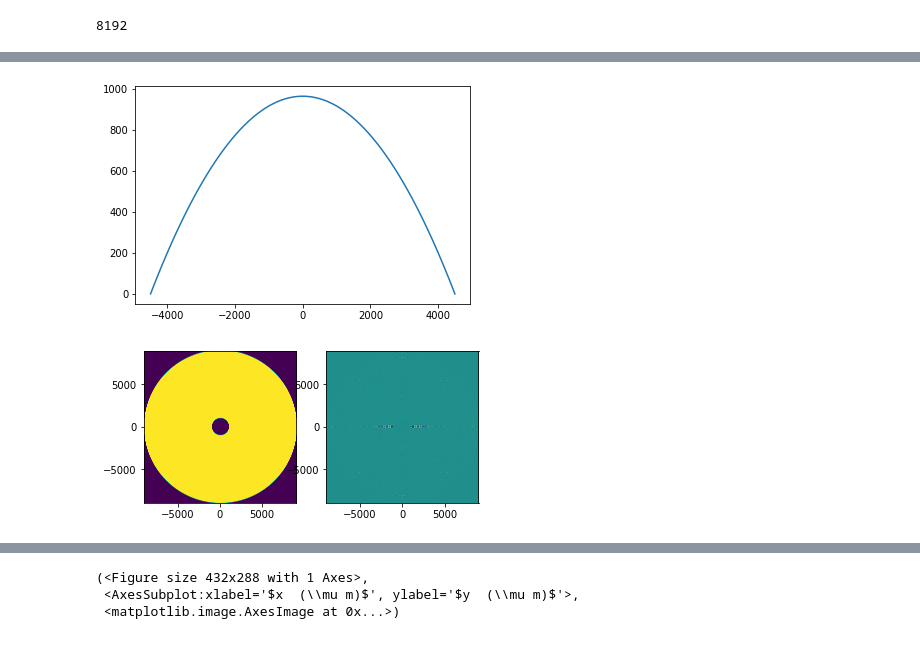
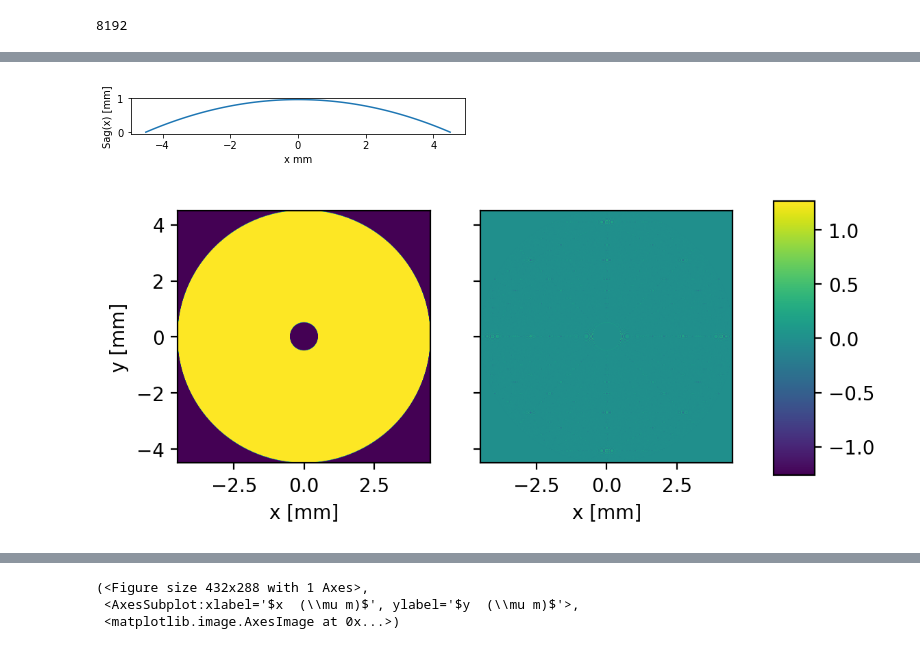
Before and after one commit to prhuft/fourier-optics, a Jupyter notebook: diffractio/XY_parabolic_mirror.ipynb, the cells around one changed output, grey strips where cells are left out. Drawn from its saved outputs; the diff is of its cells as text; code cells hidden in the pictures.

```diff
--- a/diffractio/XY_parabolic_mirror.ipynb
+++ b/diffractio/XY_parabolic_mirror.ipynb
@@ -212,7 +212,11 @@ rho_pts = linspace(-semi_dia,semi_dia,100)
 sag = lambda rho: r*(1-0.5*(rho/r)**2)
 min_sag = min(sag(rho_pts))
 sag = lambda rho: r*(1-0.5*(rho/r)**2) - min_sag
-plt.plot(rho_pts, sag(rho_pts))
+fig, ax = plt.subplots()
+ax.plot(rho_pts/mm, sag(rho_pts)/mm)
+ax.set_xlabel("x mm")
+ax.set_ylabel("Sag(x) [mm]")
+ax.set_aspect(1)
 
 x0pts, midpt, xx, yy = get_meshgrid(width/2, pts)
 rr = sqrt(xx**2 + yy**2)
@@ -221,17 +225,24 @@ phase = k*sag(rr)
 
 # the complex mask
 mask = aper + 1j*aper*angle(exp(-1j*phase))
-
-fig, axes = plt.subplots(nrows=1,ncols=2)
-ax1,ax2 = axes
-ax1.set_aspect(1)
-ax2.set_aspect(1)
-w = width
-ax1.imshow(abs(aper), extent=[-w,w,-w,w])
-cax = ax2.imshow(angle(mask), extent=[-w,w,-w,w])
 # %% [output]
-[figure, old version]
+[figure, new version]
-[figure, removed]
+# %%
+fig, axes = plt.subplots(nrows=1,ncols=2,sharey=True,dpi=200)
+ax1,ax2 = axes
+w = width/mm/2
+ax1.imshow(abs(aper), extent=[-w,w,-w,w])
+im = ax2.imshow(angle(mask), extent=[-w,w,-w,w])
+for ax in axes:
+    ax.set_aspect(1)
+    ax.set_xlabel("x [mm]")
+ax1.set_ylabel("y [mm]")
+
+fig.subplots_adjust(right=0.8)
+cbar_ax = fig.add_axes([0.85, 0.25, 0.05, 0.5])
+cbar = fig.colorbar(im, cax=cbar_ax)
+# %% [output]
+[figure, added]
 # %%
 t0 = Scalar_mask_XY(x=x0, y=y0, wavelength=lmbda)
 t0.u = mask # the complex mask
```
Also changed, not shown: parts of 11 cells of this notebook, 5 other files.
